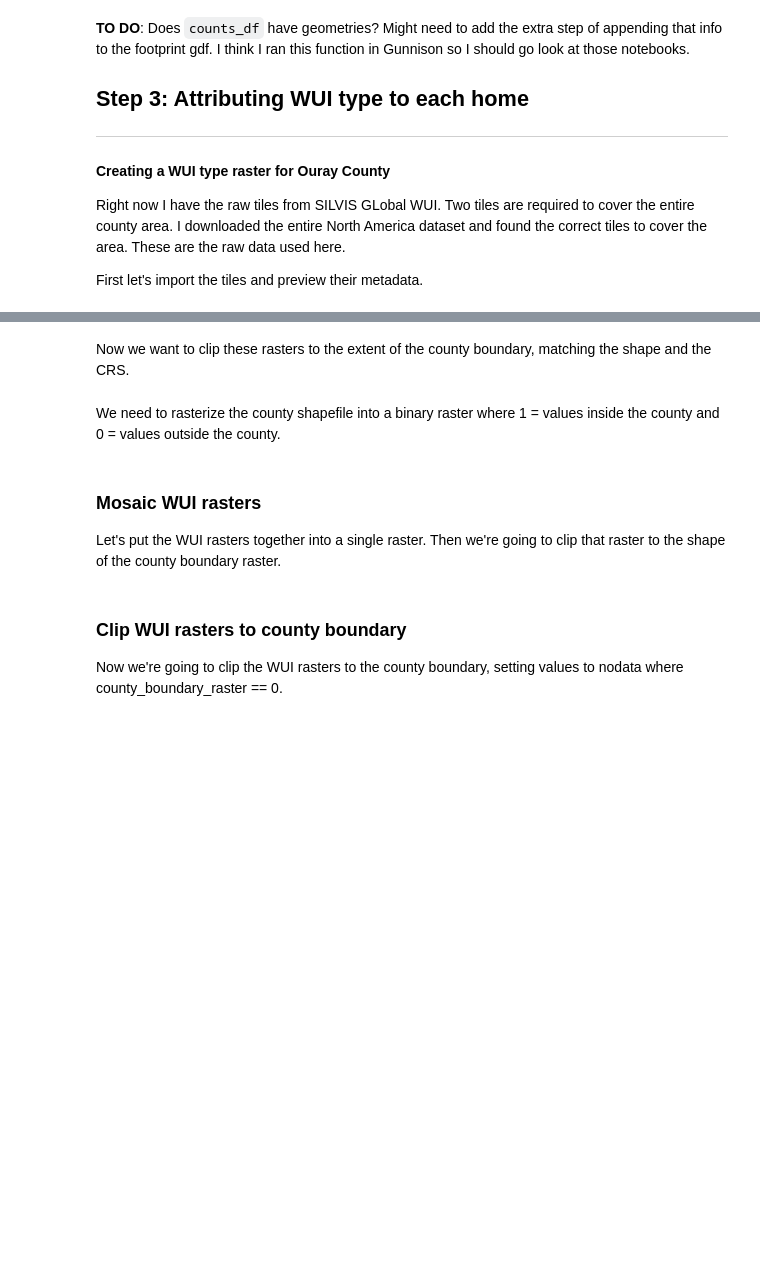
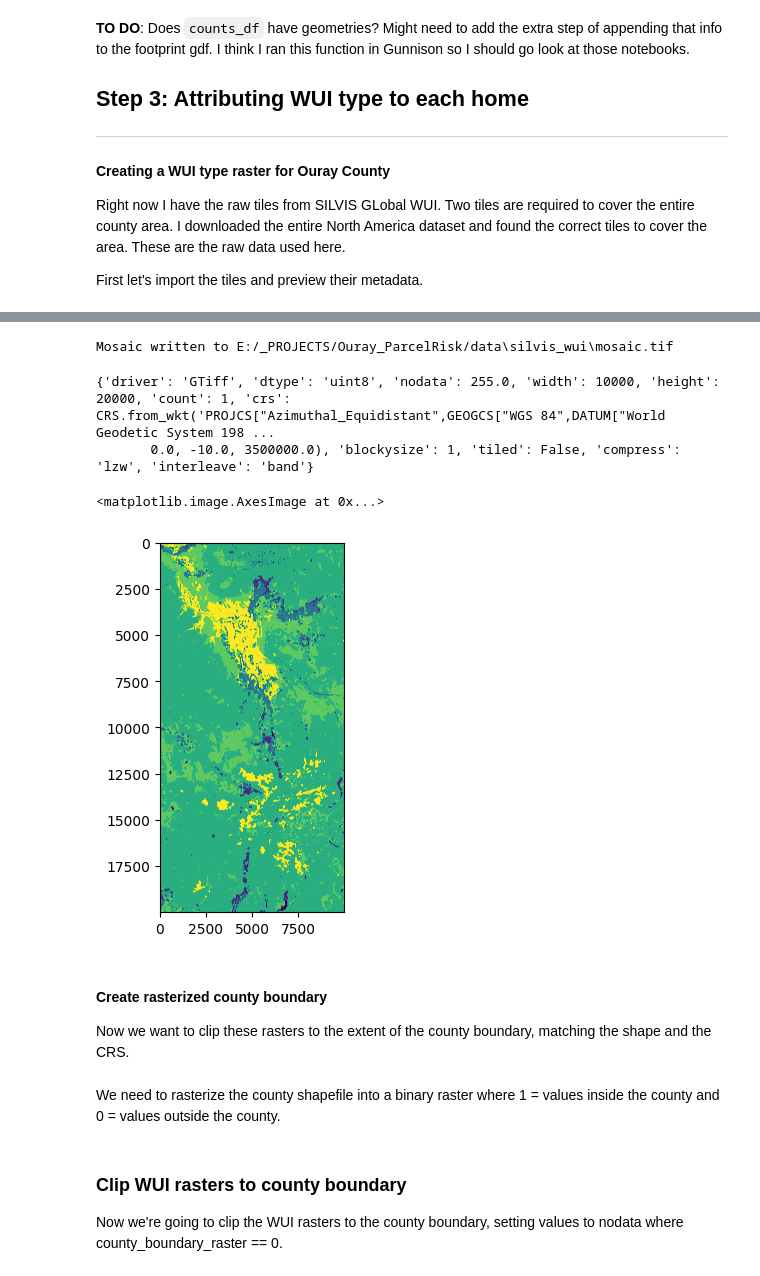
Before and after one commit to bryceayoung/ouray, a Jupyter notebook: workflows/hiz/ouray_hiz.ipynb, the cells around one changed output, grey strips where cells are left out. Drawn from its saved outputs; the diff is of its cells as text; code cells hidden in the pictures; blank space fills up the shorter version.

Commit message:
updates include mosaic wui rasters

```diff
--- a/workflows/hiz/ouray_hiz.ipynb
+++ b/workflows/hiz/ouray_hiz.ipynb
@@ -24 +24,16 @@ This analysis workflow also documents cleaning and preparing raw data for the an
 ---
+# %%
+import os
+### Directory ###
+# Repository root
+root = r'E:/_PROJECTS/Ouray_ParcelRisk/ouray'
+
+### Data paths ###
+# Folder where all the data inputs and outputs will live
+data = r'E:/_PROJECTS/Ouray_ParcelRisk/data'
+# Folder for all SILVIS WUI files
+silvis_wui = os.path.join(data, 'silvis_wui')
+# Folder for microsoft building footprints
+mbf = os.path.join(data, 'MicrosoftBuildingFootprints_Ouray')
+# Folder containing LiDAR-derived rasters
+tiffs_from_las = os.path.join(data, 'tiffs_from_las')
@@ -122,4 +151,30 @@ print('arr2: ', prof2)
+# %%
+# Mosaic WUI rasters (wui1 and wui2, defined in above codeblock)
+from utils.raster import mosaic_rasters
+
+# Inputs
+input_rasters = [wui1, wui2]
+output_raster = os.path.join(silvis_wui, 'mosaic.tif')
+
+# Run function
+mosaic_rasters(input_rasters, output_raster)
+# %% [output]
+Mosaic written to E:/_PROJECTS/Ouray_ParcelRisk/data\silvis_wui\mosaic.tif
+# %%
+from utils.raster import read_raster
+import matplotlib.pyplot as plt
+
+wui, wui_profile = read_raster(output_raster, layer=1, profile=True)
+print(wui_profile)
+plt.imshow(wui)
+# %% [output]
+{'driver': 'GTiff', 'dtype': 'uint8', 'nodata': 255.0, 'width': 10000, 'height': 20000, 'count': 1, 'crs': CRS.from_wkt('PROJCS["Azimuthal_Equidistant",GEOGCS["WGS 84",DATUM["World Geodetic System 198 ...
+       0.0, -10.0, 3500000.0), 'blockysize': 1, 'tiled': False, 'compress': 'lzw', 'interleave': 'band'}
+<matplotlib.image.AxesImage at 0x...>
+[figure, added]
 # %% [markdown]
+#### Create rasterized county boundary
+
 Now we want to clip these rasters to the extent of the county boundary, matching the shape and the CRS.
 # %%
 # Import county shapefile
@@ -137,7 +192,3 @@ from utils.raster import rast_and_write
 # NOTE: check the params on rast_and_write to make sure it's the right metadata
 # Also make sure I'm using it correctly...want to also save as object if possible
 county_boundary_raster = rast_and_write(county_shp)
-# %% [markdown]
-### Mosaic WUI rasters
-
-Let's put the WUI rasters together into a single raster. Then we're going to clip that raster to the shape of the county boundary raster.
```
Also changed, not shown: parts of 8 cells of this notebook.
